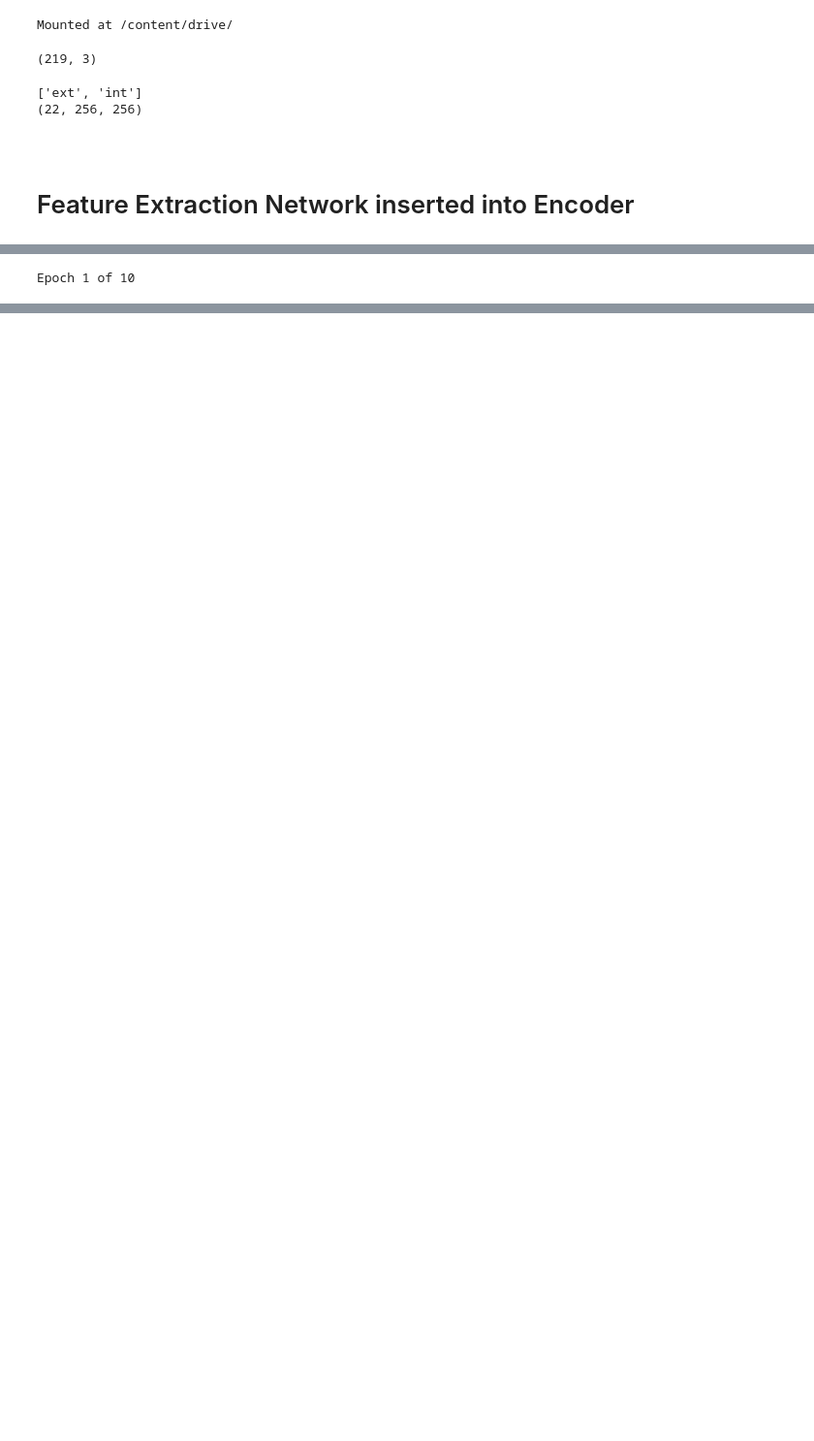
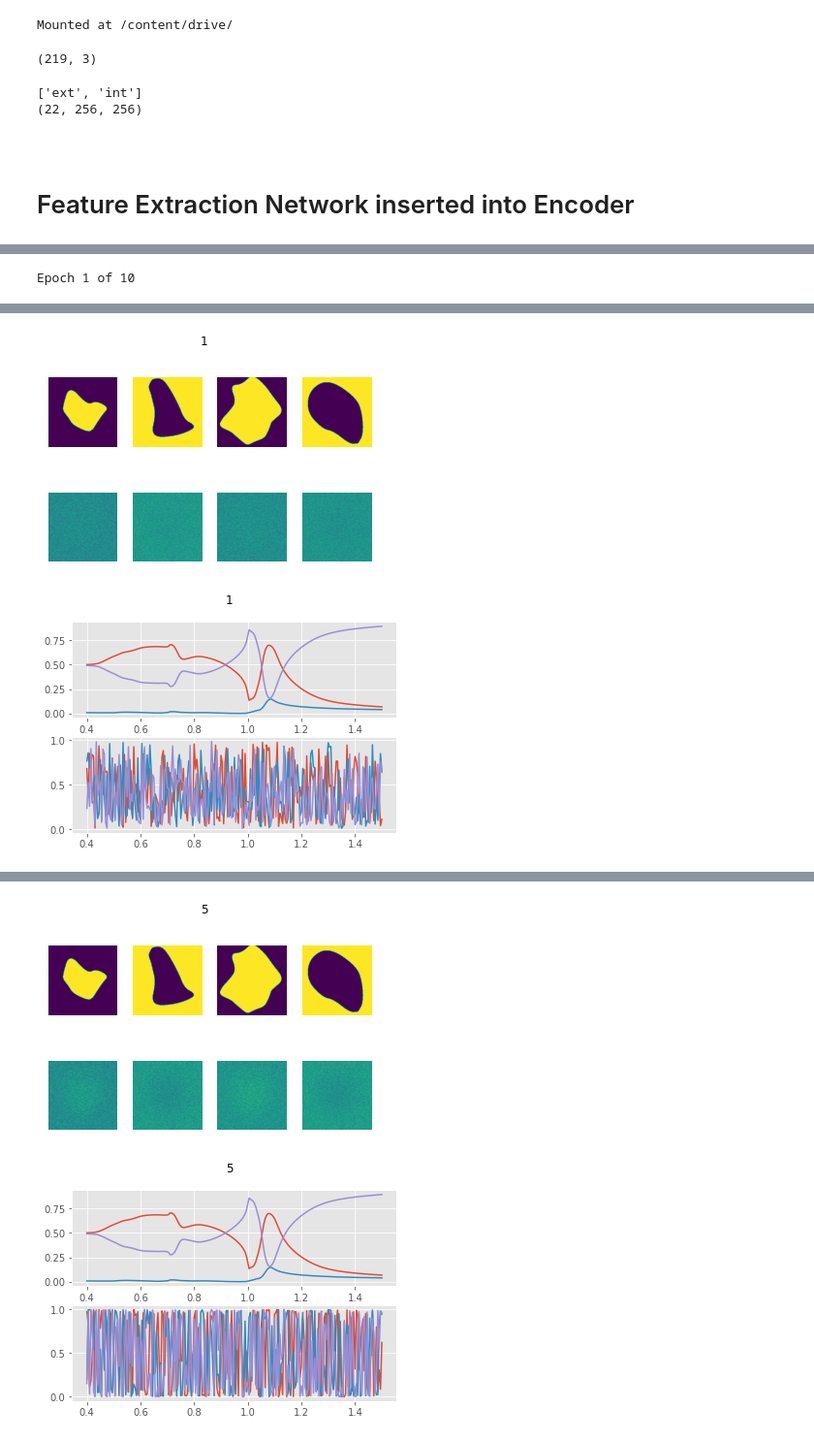
Before and after one commit to jhu-nanoenergy/VAE-models, a Jupyter notebook: AE_framework_draft.ipynb, the cells around one changed output, grey strips where cells are left out. Shown at 97% size. Drawn from its saved outputs; the diff is of its cells as text; code cells hidden in the pictures; blank space fills up the shorter version.

```diff
--- a/AE_framework_draft.ipynb
+++ b/AE_framework_draft.ipynb
@@ -47,12 +47,12 @@ Mounted at /content/drive/
 # %%
 # hyperparameters
 full_data_num = 500 #amount of data to use from EACH int / ext dataset
-bsize = 15 #careful making batch size bigger
+bsize = 12 #careful making batch size bigger
 
 
 latent_features = 16
 epochs = 10
-lr = 1e-2
+lr = 1e-6
 w_d = 1e-5
 
 
@@ -343,7 +356,8 @@ def final_loss(loss1_bce, loss2_mse, mu, logvar):
     alpha = 2
     # print(mu)
     # print(logvar)
-    KLD = -0.5 * torch.sum(1 + logvar - mu.pow(2) - logvar.exp())
+    # KLD = -0.5 * torch.sum(1 + logvar - mu.pow(2) - logvar.exp())
+    KLD = 0
     # print(KLD)
     return (loss1_bce + alpha*loss2_mse + KLD)
 # %%
@@ -352,10 +366,10 @@ def fit(model, dataloader):
     running_loss = 0.0
     for i, data in tqdm(enumerate(dataloader), total=int(len(train_dataloader)/dataloader.batch_size)):
       if torch.cuda.is_available():
-        data, spectra_in = [d.cuda( ) for d in data]
-        data = data.view(data.size(0), -1)
-        optimizer.zero_grad()
-        with autograd.detect_anomaly():
+          data, spectra_in = [d.cuda( ) for d in data]
+          data = data.view(data.size(0), -1)
+          optimizer.zero_grad()
+        # with autograd.detect_anomaly():
           reconstruction, mu, logvar, out_spectra = model(data)
           pout = out_spectra.view(-1, 3, spec_points)
 
@@ -400,9 +414,8 @@ def validate(model, dataloader, plot_on):
 
         # save the last batch input and output
         if plot_on:
-          if i == int(torch.numel(reconstruction)/256/256) - 2:
-        # if i == 14:
-        # if i == 1:
+          # print(i)
+          if i == bsize - 2:
             # both = torch.cat((data.view(batch_size, 1, 256, 256)[:4],
             #                   reconstruction.view(batch_size, 1, 256, 256)[:4]))
             print("MSE loss: " + str(mse_loss))
@@ -459,8 +472,8 @@ train_loss = []
 val_loss = []
 for epoch in range(epochs):
     print(f"Epoch {epoch+1} of {epochs}")
-    # torch.cuda.synchronize()
-    # torch.cuda.empty_cache()
+    torch.cuda.synchronize()
+    torch.cuda.empty_cache()
 
     train_epoch_loss = fit(model_custom, train_dataloader)
     if epoch == 0 or not ((epoch+1) % 5):
@@ -476,0 +490,2 @@ RuntimeError: ignored
+[figure, added]
+[figure, added]
@@ -476,0 +505,2 @@ RuntimeError: ignored
+[figure, added]
+[figure, added]
```
Also changed, not shown: parts of 9 cells of this notebook.
